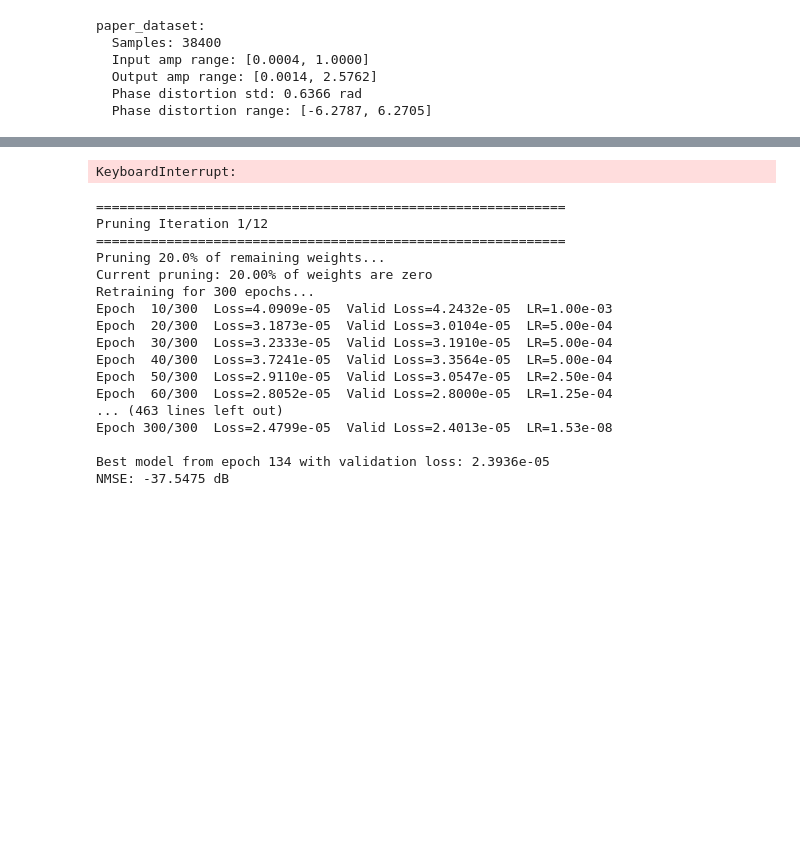
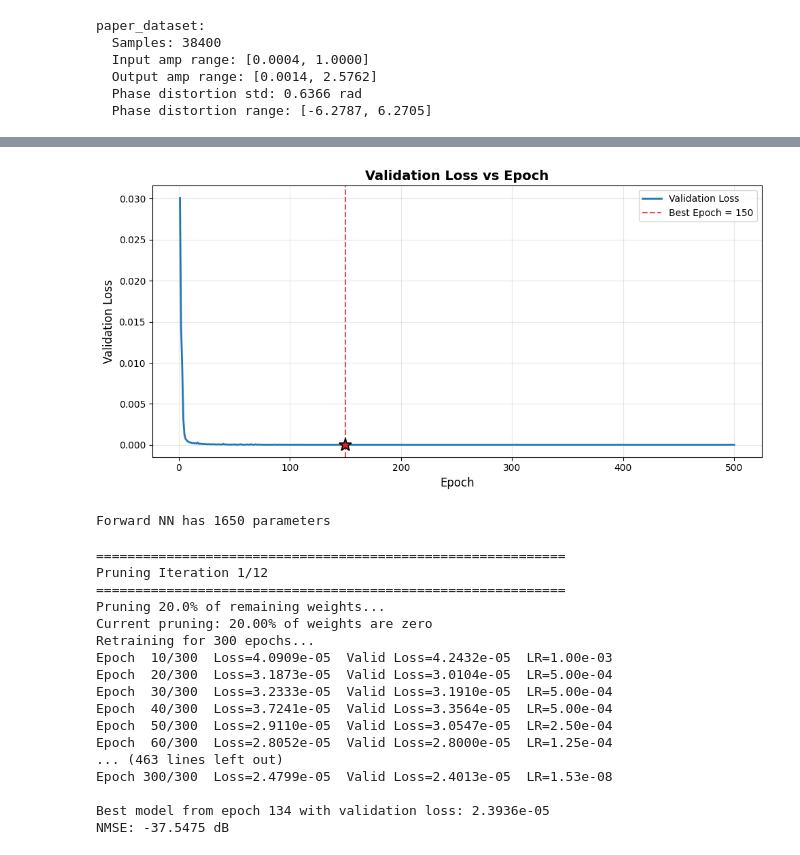
Before and after one commit to aquigney/sparseDPD, a Jupyter notebook: refactored_notebook.ipynb, the cells around one changed output, grey strips where cells are left out. Cells and saved outputs as stored; diff of their text form; code cells hidden in the pictures; blank space fills up the shorter version.

```diff
--- a/refactored_notebook.ipynb
+++ b/refactored_notebook.ipynb
@@ -180,9 +180,17 @@ print(f" Volterra NMSE: {volterra_forward_model.calculate_volterra_nmse(simpleDa
 
 # Test NN forward performance
 PGJANET_forward_nn = PGJANET_NeuralNetwork(num_memory_levels=30, model_type='PGJANETNetwork', forward_model=True)
-train_losses_fwd, valid_losses_fwd, best_epoch_fwd = PGJANET_forward_nn.get_best_model(num_epochs=500, training_dataset=simpleDataManager.training_dataset,
-                                                                               validation_dataset=simpleDataManager.validation_dataset, learning_rate=1e-4, use_frames=False,
-                                                                               frame_stride=30, frame_length=500, grad_clip_val=5.0)
+train_losses_fwd, valid_losses_fwd, best_epoch_fwd = PGJANET_forward_nn.get_best_model(
+    num_epochs=500,
+    training_dataset=simpleDataManager.training_dataset,
+    validation_dataset=simpleDataManager.validation_dataset,
+    learning_rate=1e-3,
+    use_frames=True,
+    frame_stride=300,
+    frame_length=1500,
+    grad_clip_val=5.0,
+    window_stride=8
+ )
 # Print NMSE for forward model
 fwd_nmse = PGJANET_forward_nn.calculate_forward_nmse(simpleDataManager.test_dataset)
 print(f"NN Forward Model NMSE: {fwd_nmse:.2f} dB")
@@ -209,4 +217,5 @@ Epoch 240/500  Loss=3.5312e-05  Valid Loss=3.2015e-05  LR=5.00e-05
+[figure, added]
-KeyboardInterrupt:
+Forward NN has 1650 parameters
 # %%
 # Run pruning experiment on the PGJANET forward model
 exp = LinearExperiment(PGJANET_forward_nn, 12, 0.2, 300, simpleDataManager.get_training_data(), simpleDataManager.get_validation_data(), simpleDataManager.get_test_data(), use_frames=False, frame_stride=300, frame_length=500)
```
Also changed, not shown: parts of 1 cell of this notebook, 1 other file.
